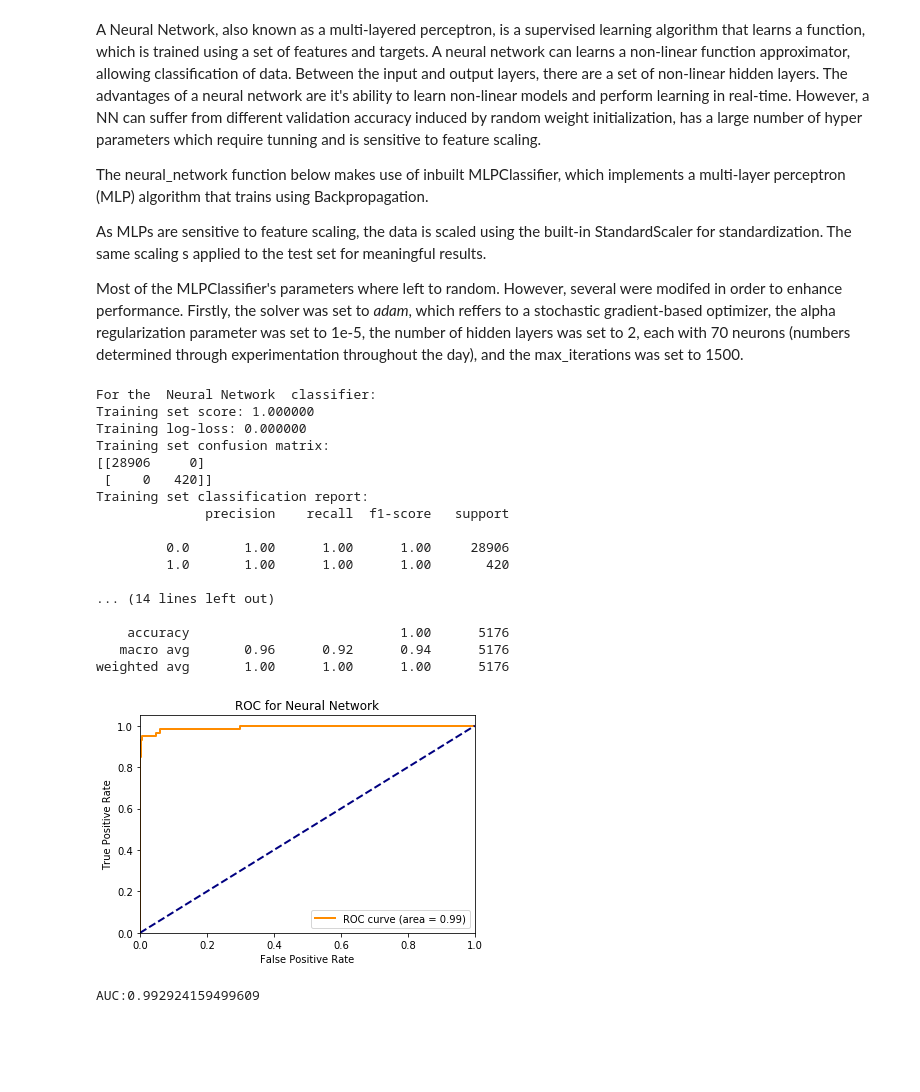
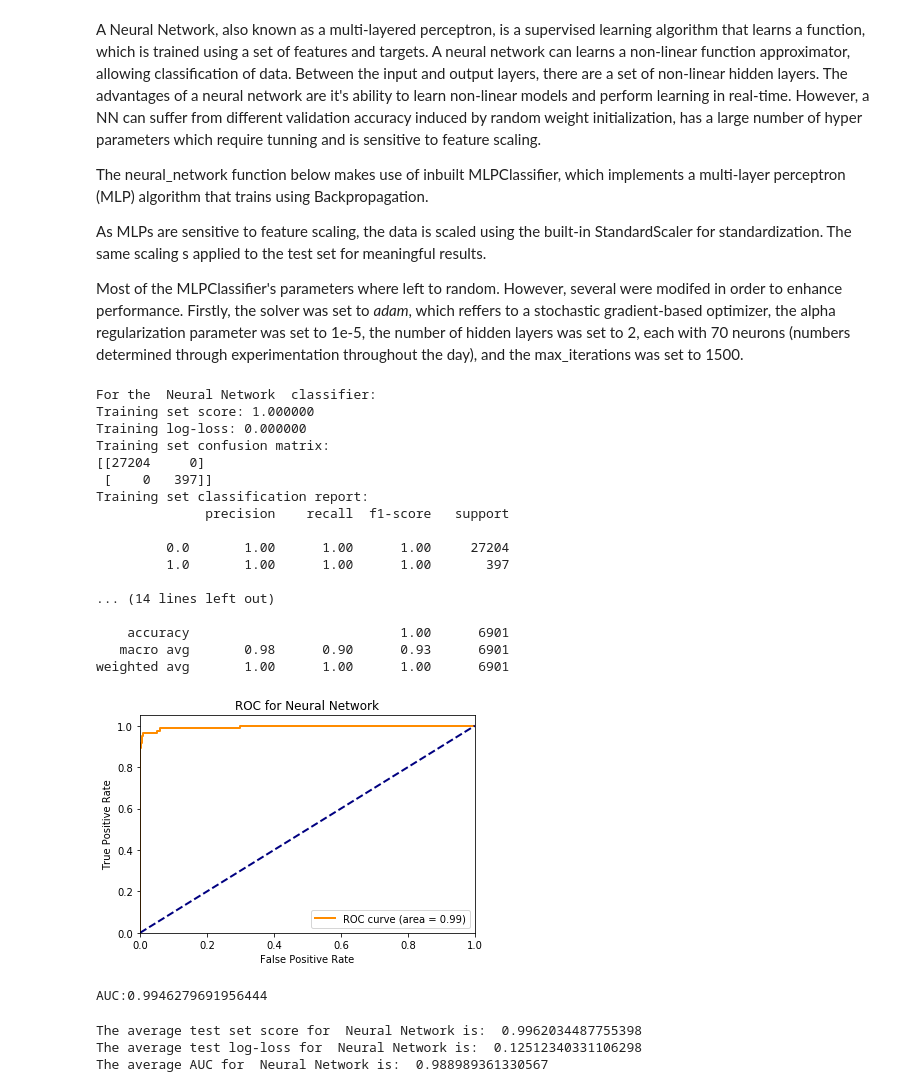
Before and after one commit to SABS-R3-projects/JA-ML, a Jupyter notebook: MAIN-DRD3.ipynb, the cells around one changed output. Drawn from its saved outputs; the diff is of its cells as text; code cells hidden in the pictures; blank space fills up the shorter version.

```diff
--- a/MAIN-DRD3.ipynb
+++ b/MAIN-DRD3.ipynb
@@ -401,6 +508,4 @@ def RandomForest(X_train, y_train, X_test):
     y_predicted_train = rf_classifier.predict(X_train)
     y_score = rf_classifier.predict_proba(X_test)[:,1]
     return y_predicted_train, y_predicted_test, y_score
-# %%
-y_predicted_train, y_predicted_test, y_score = RandomForest(X_train, y_train, X_test)
 # %%
@@ -469,26 +580,30 @@ def neural_network(X_train, X_test, y_train, y_test):
     y_score = classifier.predict_proba(X_test)[:,1]
     return predicted_train, predicted_test, y_score
 # %%
-y_predicted_train, y_predicted_test, y_score = neural_network(X_train, X_test, y_train, y_test)
+model_evaluation(neural_network, X_train, X_test, y_train, y_test, title='Neural Network')
+# %% [output]
+For the  Neural Network  classifier:
+Training set score: 1.000000
+Training log-loss: 0.000000
+Training set confusion matrix:
+[[27204     0]
+ [    0   397]]
+Training set classification report:
+              precision    recall  f1-score   support
+
+         0.0       1.00      1.00      1.00     27204
+         1.0       1.00      1.00      1.00       397
+
+... (14 lines left out)
+
+    accuracy                           1.00      6901
+   macro avg       0.98      0.90      0.93      6901
+weighted avg       1.00      1.00      1.00      6901
+[figure, added]
+AUC:0.9946279691956444
-# %%
-model_evaluation(X_train, X_test, y_train, y_test, y_predicted_train, y_predicted_test, y_score, title='Neural Network')
-# %% [output]
-For the  Neural Network  classifier:
-Training set score: 1.000000
-Training log-loss: 0.000000
-Training set confusion matrix:
-[[28906     0]
- [    0   420]]
-Training set classification report:
-              precision    recall  f1-score   support
-
-         0.0       1.00      1.00      1.00     28906
-         1.0       1.00      1.00      1.00       420
-
-... (14 lines left out)
-
-    accuracy                           1.00      5176
-   macro avg       0.96      0.92      0.94      5176
-weighted avg       1.00      1.00      1.00      5176
-[figure, removed]
-AUC:0.992924159499609
+# %%
+multiple_model_evaluation(neural_network, X, y, title='Neural Network')
+# %% [output]
+The average test set score for  Neural Network is:  0.9962034487755398
+The average test log-loss for  Neural Network is:  0.12512340331106298
+The average AUC for  Neural Network is:  0.988989361330567
```
Also changed, not shown: parts of 26 cells of this notebook, 9 other files.
